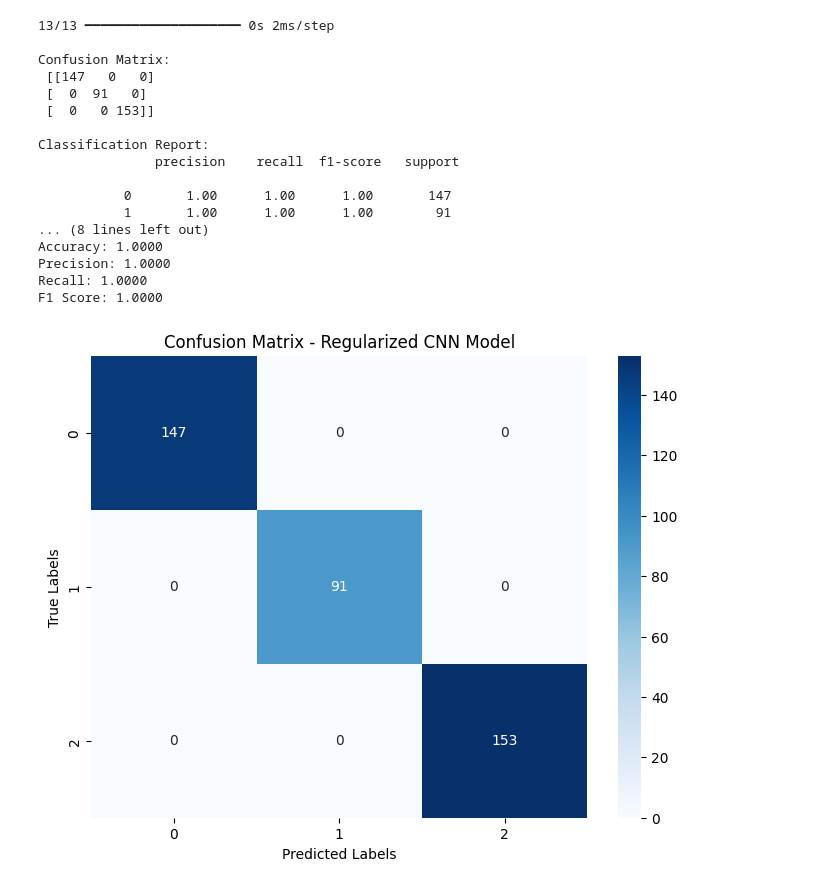
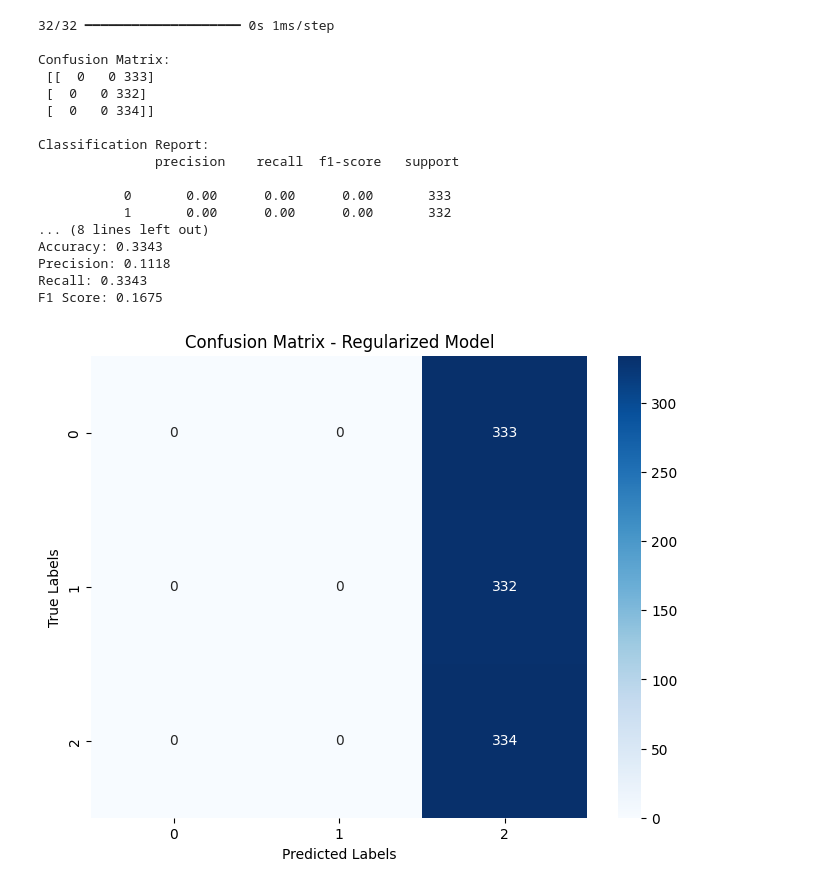
Before and after one commit to kennyg37/eduPred, a Jupyter notebook: notebook/edu_predict.ipynb, the cells around one changed output. Drawn from its saved outputs; the diff is of its cells as text; code cells hidden in the pictures.

Commit message:
adding another model

```diff
--- a/notebook/edu_predict.ipynb
+++ b/notebook/edu_predict.ipynb
@@ -17,7 +17,7 @@ from sklearn.preprocessing import StandardScaler
 from tensorflow.keras.utils import to_categorical # type: ignore
 # %%
 
-data_path = '../data/district_classification_dataset_v4.csv'
+data_path = '../data/district_classification_dataset_v5.csv'
 df = pd.read_csv(data_path)
 df.head()
 # %% [output]
@@ -58,13 +85,13 @@ memory usage: 162.8+ KB
 # %%
-encoder = OneHotEncoder(sparse_output=False)
-district_encoded = encoder.fit_transform(df[['district_label']])
-
-X_numeric = df[['students_passed', 'num_teachers', 'total_students', 'Total_budget', 'dropout_rate', 'avg_class_size','school_distance' ]].values
-X = np.hstack((X_numeric, district_encoded))
+X_numeric = df[['students_passed', 'num_teachers', 'total_students', 'Total_budget',
+                'dropout_rate', 'avg_class_size', 'school_distance']].values
 
 district_mapping = {'Nyarugenge': 0, 'Kicukiro': 1, 'Gasabo': 2}
 df['target'] = df['district_label'].map(district_mapping)
+
 y = df['target'].values
 
-X.shape, y.shape
+X = X_numeric
+
+print(X.shape, y.shape)
 # %% [output]
@@ -72,6 +99,6 @@ X.shape, y.shape
 # %%
 
-X_train, X_temp, y_train, y_temp = train_test_split(X, y, test_size=0.3, random_state=42, stratify=y)
+X_train, X_temp, y_train, y_temp = train_test_split(X, y, test_size=0.2, random_state=42, stratify=y)
 X_val, X_test, y_val, y_test = train_test_split(X_temp, y_temp, test_size=0.5, random_state=42, stratify=y_temp)
 
 y_train_encoded = to_categorical(y_train, num_classes=3)
@@ -90,17 +117,16 @@ X_test[:, :4] = scaler.transform(X_test[:, :4])
 # %%
 model = Sequential()
 input_shape = X_train.shape[1]
-model.add(layers.Dense(64, activation='relu', input_shape=(input_shape,), kernel_regularizer=l2)),
+model.add(layers.Dense(64, activation='relu', input_shape=(input_shape,))),
 model.add(Dropout(0.3)),
-model.add(layers.Dense(126, activation='relu', kernel_regularizer=l2)),
+model.add(layers.Dense(32, activation='relu')),
 model.add(Dropout(0.3)),
-model.add(layers.Dense(64, activation='relu', kernel_regularizer=l2)),
-model.add(Dropout(0.3)),
+model.add(layers.Dense(16, activation='relu')),
 model.add(layers.Dense(3, activation='softmax'))
 
 early_stopping = EarlyStopping(monitor='val_loss', patience=5, restore_best_weights=True)
 
-model.compile(optimizer=RMSprop(learning_rate=0.001), loss='categorical_crossentropy', metrics=['accuracy'])
+model.compile(optimizer='adam', loss='categorical_crossentropy', metrics=['accuracy'])
 
 history = model.fit(X_train, y_train_encoded, epochs=100, batch_size=32, validation_data=(X_val, y_val_encoded), callbacks=[early_stopping])
 # %% [output]
@@ -151,45 +176,45 @@ class_names = y_test.columns if hasattr(y_test, 'columns') else range(len(np.uni
 print("\nClassification Report:\n", classification_report(r_true_labels, r_pred_labels, target_names=[str(i) for i in class_names]))
 
 # Calculating the performance metrics of the model using the true and predicted labels
 accuracy = accuracy_score(r_true_labels, r_pred_labels)
 precision = precision_score(r_true_labels, r_pred_labels, average='weighted')
 recall = recall_score(r_true_labels, r_pred_labels, average='weighted')
 f1 = f1_score(r_true_labels, r_pred_labels, average='weighted')
 
 print(f"\nModel Performance Metrics:")
 print(f"Accuracy: {accuracy:.4f}")
 print(f"Precision: {precision:.4f}")
 print(f"Recall: {recall:.4f}")
 print(f"F1 Score: {f1:.4f}")
 
 # Plotting confusion matrix as a heatmap
 plt.figure(figsize=(8, 6))
 sns.heatmap(conf_matrix, annot=True, fmt='d', cmap='Blues',
             xticklabels=[str(i) for i in class_names],
             yticklabels=[str(i) for i in class_names])
-plt.title('Confusion Matrix - Regularized CNN Model')
+plt.title('Confusion Matrix - Regularized Model')
 plt.xlabel('Predicted Labels')
 plt.ylabel('True Labels')
 plt.show()
 # %% [output]
-13/13 ━━━━━━━━━━━━━━━━━━━━ 0s 2ms/step
+32/32 ━━━━━━━━━━━━━━━━━━━━ 0s 1ms/step
 
 Confusion Matrix:
- [[147   0   0]
- [  0  91   0]
- [  0   0 153]]
+ [[  0   0 333]
+ [  0   0 332]
+ [  0   0 334]]
 
 Classification Report:
                precision    recall  f1-score   support
 
-           0       1.00      1.00      1.00       147
-           1       1.00      1.00      1.00        91
+           0       0.00      0.00      0.00       333
+           1       0.00      0.00      0.00       332
 ... (8 lines left out)
-Accuracy: 1.0000
-Precision: 1.0000
-Recall: 1.0000
-F1 Score: 1.0000
+Accuracy: 0.3343
+Precision: 0.1118
+Recall: 0.3343
+F1 Score: 0.1675
-[figure, old version]
+[figure, new version]
 # %%
 import joblib
 
```
Also changed, not shown: parts of 10 cells of this notebook, 14 other files.
